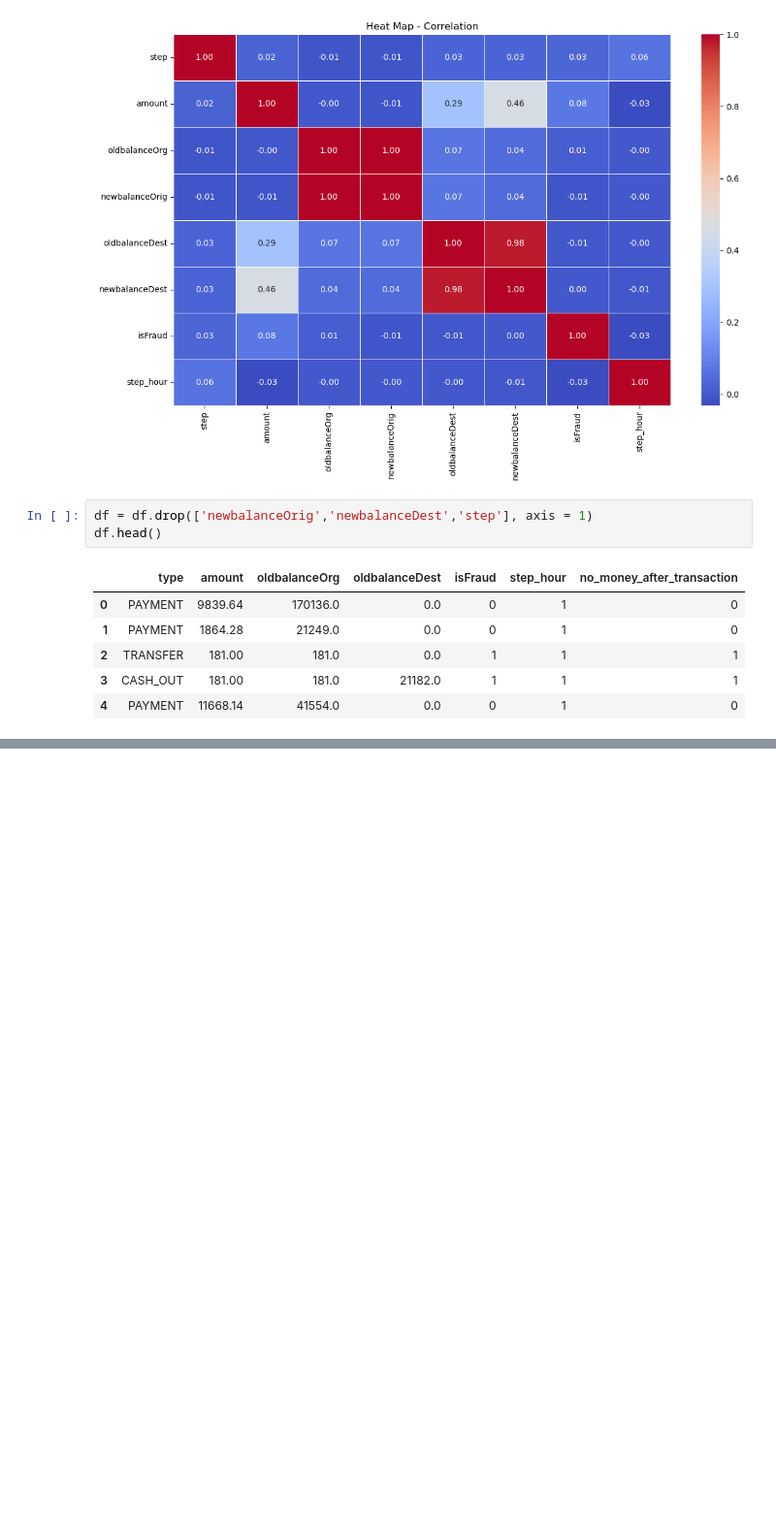
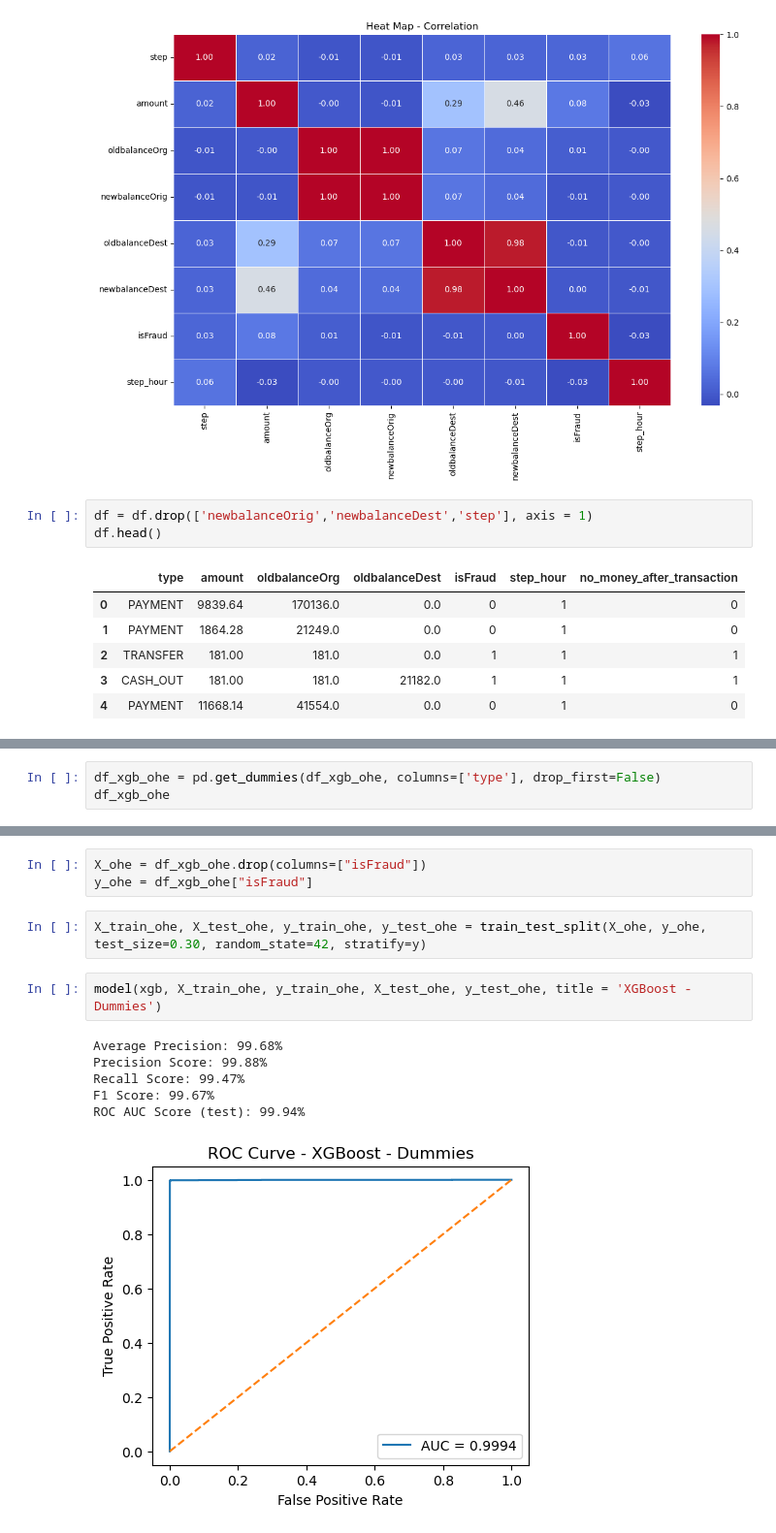
Before and after one commit to AndreNB1702/fraud-classifier, a Jupyter notebook: fraud-classifier.ipynb, the cells around one changed output, grey strips where cells are left out. Shown at 97% size. Cells and saved outputs as stored; diff of their text form; blank space fills up the shorter version.

```diff
--- a/fraud-classifier.ipynb
+++ b/fraud-classifier.ipynb
@@ -318,0 +394,3 @@ df.head()
+# %%
+df_xgb_ohe = pd.get_dummies(df_xgb_ohe, columns=['type'], drop_first=False)
+df_xgb_ohe
@@ -318,0 +411,14 @@ df.head()
+# %%
+X_ohe = df_xgb_ohe.drop(columns=["isFraud"])
+y_ohe = df_xgb_ohe["isFraud"]
+# %%
+X_train_ohe, X_test_ohe, y_train_ohe, y_test_ohe = train_test_split(X_ohe, y_ohe, test_size=0.30, random_state=42, stratify=y)
+# %%
+model(xgb, X_train_ohe, y_train_ohe, X_test_ohe, y_test_ohe, title = 'XGBoost - Dummies')
+# %% [output]
+Average Precision: 99.68%
+Precision Score: 99.88%
+Recall Score: 99.47%
+F1 Score: 99.67%
+ROC AUC Score (test): 99.94%
+[figure, added]
```
Also changed, not shown: parts of 19 cells of this notebook.
